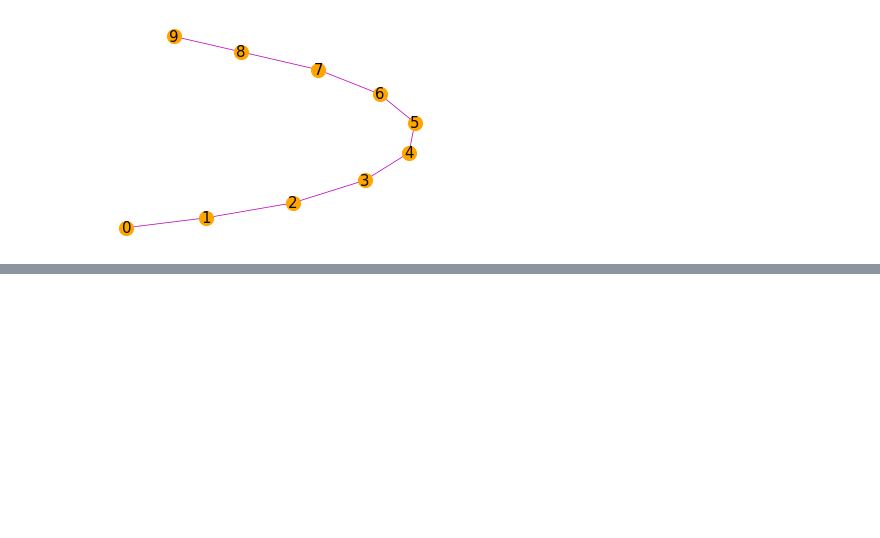
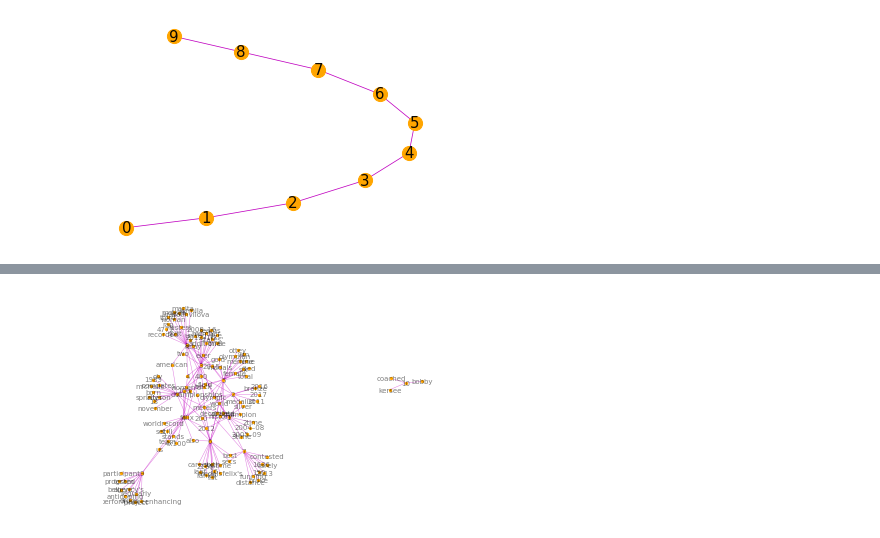
Before and after one commit to javiervz/network_science, a Jupyter notebook: graphs.ipynb, the cells around one changed output, grey strips where cells are left out. Drawn from its saved outputs; the diff is of its cells as text; code cells hidden in the pictures; blank space fills up the shorter version.

```diff
--- a/graphs.ipynb
+++ b/graphs.ipynb
@@ -376,0 +389,4 @@ A **bipartite** graph is a triple $G=(T,B,E)$ where $T$ and $B$ are two disjoint
+# %%
+from nltk import sent_tokenize
+from nltk.corpus import stopwords
+stop_words=set(stopwords.words('english'))
@@ -376,0 +395,2 @@ A **bipartite** graph is a triple $G=(T,B,E)$ where $T$ and $B$ are two disjoint
+# %%
+sentences=[[word for word in s.lower().translate(table).split(' ') if word not in stop_words] for s in sent_tokenize(text)]
@@ -376,0 +417,35 @@ A **bipartite** graph is a triple $G=(T,B,E)$ where $T$ and $B$ are two disjoint
+# %%
+from networkx.algorithms import bipartite
+
+def bipartite_graph(sent):
+    words=[item for sublist in sent for item in sublist]
+    unique_words=list(set(words))
+    B = nx.Graph() ## graph!
+    ## bipartite!
+    B.add_nodes_from(range(len(sent)), bipartite=0) ## sentences
+    B.add_nodes_from(unique_words, bipartite=1) ## words
+
+    for i in range(len(sent)):
+        for word in unique_words:
+            sentence=sent[i]
+            n=sentence.count(word)
+            if n>0:
+                if B.has_edge(i,word)==False:
+                    B.add_edge(i,word,weight=n)
+
+    return B
+# %%
+B=bipartite_graph(sentences)
+# %%
+def plot_graph(G):
+  pos = nx.spring_layout(G)
+  labels={i:i for i in G.nodes}
+  nx.draw_networkx_nodes(G, pos, node_size = 5, node_color='orange')
+  nx.draw_networkx_edges(G, pos, alpha=0.5,width=0.5,edge_color='m')
+  nx.draw_networkx_labels(G,pos,labels,alpha=0.5,font_size=7,font_color='k')
+  plt.axis('off')
+  plt.show()
+
+plot_graph(B)
+# %% [output]
+[figure, added]
```
Also changed, not shown: parts of 4 cells of this notebook.
